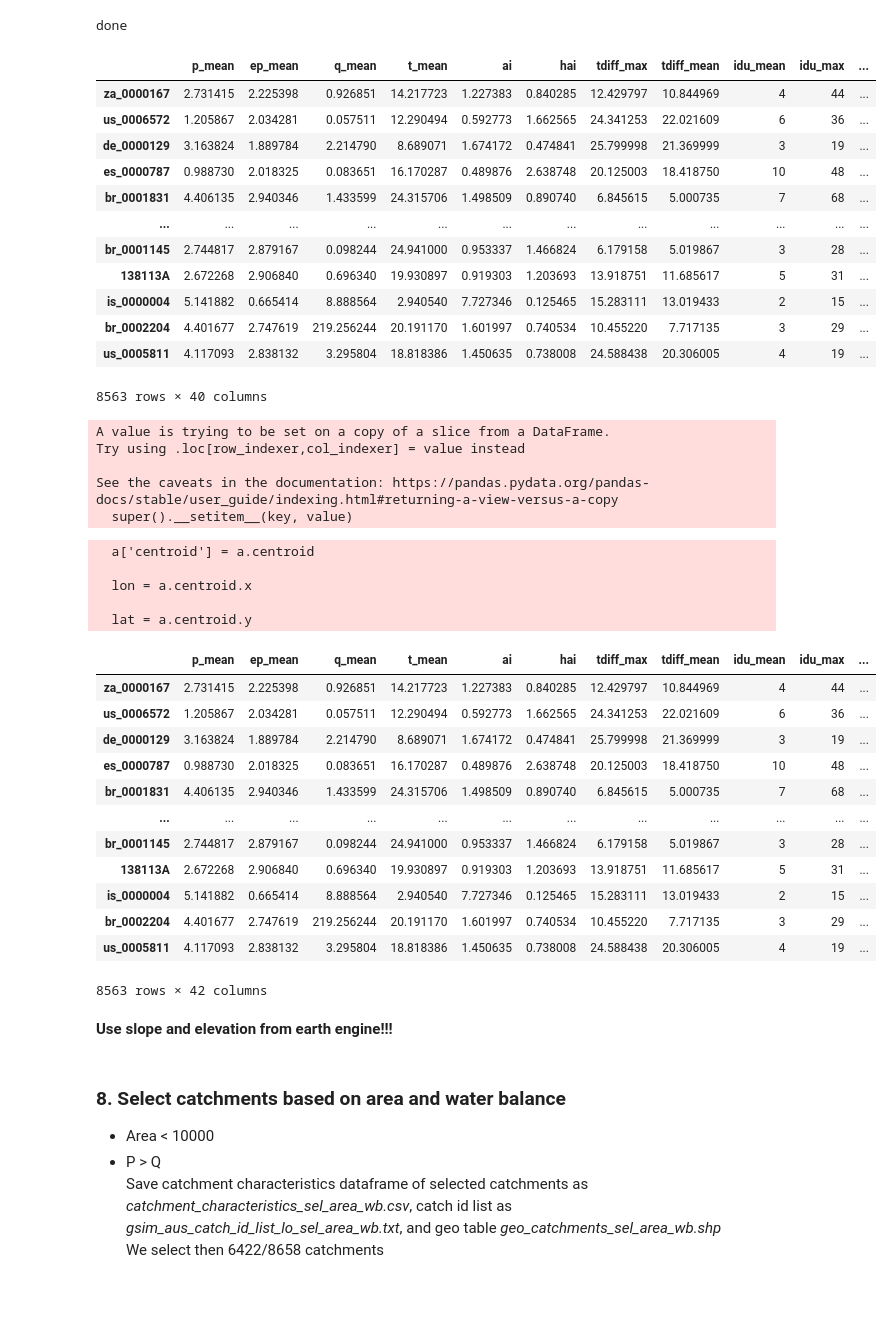
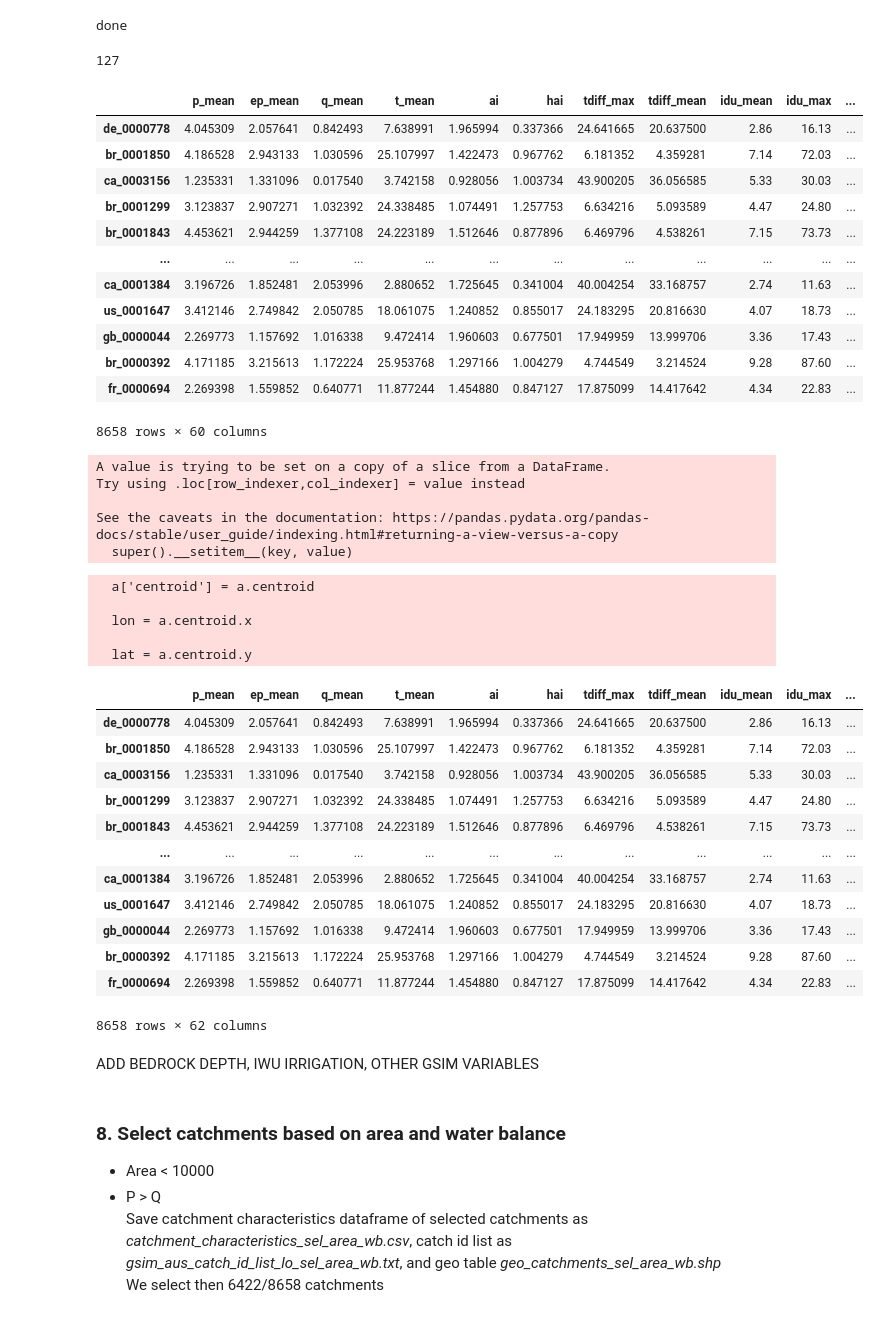
Before and after one commit to fvanoorschot/global_sr_module, a Jupyter notebook: run_script_main.ipynb, the cells around one changed output. Cells and saved outputs as stored; diff of their text form; code cells hidden in the pictures.

```diff
--- a/run_script_main.ipynb
+++ b/run_script_main.ipynb
@@ -286,32 +302,45 @@ run_function_parallel_catch_characteristics(var_lc_list,var_cl_list,catch_list,w
 print('done')
 # %% [output]
 done
+# %%
+# check which catchments are missing
+catch_list = np.genfromtxt(f'{work_dir}/output/gsim_aus_catch_id_list_lo_sel.txt',dtype='str')
+id_list=[]
+for filepath in glob.iglob(f'{work_dir}/output/catchment_characteristics/gswp-p_gleam-ep_gswp-t/*.csv'):
+    f = os.path.split(filepath)[1] # remove full path
+    f = f[:-4] # remove .csv extension
+    id_list.append(f)
+dif = list(set(catch_list) - set(id_list))
+len(dif)
+# %% [output]
+127
 # %%
 #combine all files in one dataframe
+data_sources = 'gswp-p_gleam-ep_gswp-t'
 # list al shapefiles
-files = glob.glob(f"{work_dir}/output/catchment_characteristics/*")
+files = glob.glob(f"{work_dir}/output/catchment_characteristics/{data_sources}/*")
 li=[] #empty list
 for filename in files:
     df = pd.read_csv(filename, index_col=0) #read file as dataframe
     li.append(df) #append file to list
 f = pd.concat(li, axis=0) #concatenate lists
-f.to_csv(f'{work_dir}/output/catchment_characteristics.csv')
+f.to_csv(f'{work_dir}/output/catchment_characteristics/catchment_characteristics_{data_sources}.csv')
 # %%
 f
 # %% [output]
 |  | p_mean | ep_mean | q_mean | t_mean | ai | hai | tdiff_max | tdiff_mean | idu_mean | idu_max | ... |
-| za_0000167 | 2.731415 | 2.225398 | 0.926851 | 14.217723 | 1.227383 | 0.840285 | 12.429797 | 10.844969 | 4 | 44 | ... |
-| us_0006572 | 1.205867 | 2.034281 | 0.057511 | 12.290494 | 0.592773 | 1.662565 | 24.341253 | 22.021609 | 6 | 36 | ... |
-| de_0000129 | 3.163824 | 1.889784 | 2.214790 | 8.689071 | 1.674172 | 0.474841 | 25.799998 | 21.369999 | 3 | 19 | ... |
-| es_0000787 | 0.988730 | 2.018325 | 0.083651 | 16.170287 | 0.489876 | 2.638748 | 20.125003 | 18.418750 | 10 | 48 | ... |
-| br_0001831 | 4.406135 | 2.940346 | 1.433599 | 24.315706 | 1.498509 | 0.890740 | 6.845615 | 5.000735 | 7 | 68 | ... |
+| de_0000778 | 4.045309 | 2.057641 | 0.842493 | 7.638991 | 1.965994 | 0.337366 | 24.641665 | 20.637500 | 2.86 | 16.13 | ... |
+| br_0001850 | 4.186528 | 2.943133 | 1.030596 | 25.107997 | 1.422473 | 0.967762 | 6.181352 | 4.359281 | 7.14 | 72.03 | ... |
+| ca_0003156 | 1.235331 | 1.331096 | 0.017540 | 3.742158 | 0.928056 | 1.003734 | 43.900205 | 36.056585 | 5.33 | 30.03 | ... |
+| br_0001299 | 3.123837 | 2.907271 | 1.032392 | 24.338485 | 1.074491 | 1.257753 | 6.634216 | 5.093589 | 4.47 | 24.80 | ... |
+| br_0001843 | 4.453621 | 2.944259 | 1.377108 | 24.223189 | 1.512646 | 0.877896 | 6.469796 | 4.538261 | 7.15 | 73.73 | ... |
 | ... | ... | ... | ... | ... | ... | ... | ... | ... | ... | ... | ... |
-| br_0001145 | 2.744817 | 2.879167 | 0.098244 | 24.941000 | 0.953337 | 1.466824 | 6.179158 | 5.019867 | 3 | 28 | ... |
-| 138113A | 2.672268 | 2.906840 | 0.696340 | 19.930897 | 0.919303 | 1.203693 | 13.918751 | 11.685617 | 5 | 31 | ... |
-| is_0000004 | 5.141882 | 0.665414 | 8.888564 | 2.940540 | 7.727346 | 0.125465 | 15.283111 | 13.019433 | 2 | 15 | ... |
-| br_0002204 | 4.401677 | 2.747619 | 219.256244 | 20.191170 | 1.601997 | 0.740534 | 10.455220 | 7.717135 | 3 | 29 | ... |
-| us_0005811 | 4.117093 | 2.838132 | 3.295804 | 18.818386 | 1.450635 | 0.738008 | 24.588438 | 20.306005 | 4 | 19 | ... |
+| ca_0001384 | 3.196726 | 1.852481 | 2.053996 | 2.880652 | 1.725645 | 0.341004 | 40.004254 | 33.168757 | 2.74 | 11.63 | ... |
+| us_0001647 | 3.412146 | 2.749842 | 2.050785 | 18.061075 | 1.240852 | 0.855017 | 24.183295 | 20.816630 | 4.07 | 18.73 | ... |
+| gb_0000044 | 2.269773 | 1.157692 | 1.016338 | 9.472414 | 1.960603 | 0.677501 | 17.949959 | 13.999706 | 3.36 | 17.43 | ... |
+| br_0000392 | 4.171185 | 3.215613 | 1.172224 | 25.953768 | 1.297166 | 1.004279 | 4.744549 | 3.214524 | 9.28 | 87.60 | ... |
+| fr_0000694 | 2.269398 | 1.559852 | 0.640771 | 11.877244 | 1.454880 | 0.847127 | 17.875099 | 14.417642 | 4.34 | 22.83 | ... |
-8563 rows × 40 columns
+8658 rows × 60 columns
 # %%
 # combine catchment geometries in single shapefile
 shapefiles = glob.glob(f"{work_dir}/output/selected_shapes/*shp")[:]
@@ -339,40 +368,40 @@ See the caveats in the documentation: https://pandas.pydata.org/pandas-docs/stab
 # %%
 # add lat - lon to catchment characteristics
 a=gpd.read_file(f'{work_dir}/output/geo_catchments.shp')
 a.index=a['catch_id']
 a = a.to_crs(4326)
 a['centroid'] = a.centroid
 lon = a.centroid.x
 lat = a.centroid.y
 # a.centroid.point_object.x
 # a.point_object.x
 
-c = pd.read_csv(f'{work_dir}/output/catchment_characteristics.csv',index_col=0)
+c = pd.read_csv(f'{work_dir}/output/catchment_characteristics/catchment_characteristics_{data_sources}.csv',index_col=0)
 c['lat'] = lat
 c['lon'] = lon
-c.to_csv(f'{work_dir}/output/catchment_characteristics.csv')
+c.to_csv(f'{work_dir}/output/catchment_characteristics/catchment_characteristics_{data_sources}.csv')
 c
 # %% [output]
   a['centroid'] = a.centroid
 
   lon = a.centroid.x
 
   lat = a.centroid.y
 |  | p_mean | ep_mean | q_mean | t_mean | ai | hai | tdiff_max | tdiff_mean | idu_mean | idu_max | ... |
-| za_0000167 | 2.731415 | 2.225398 | 0.926851 | 14.217723 | 1.227383 | 0.840285 | 12.429797 | 10.844969 | 4 | 44 | ... |
-| us_0006572 | 1.205867 | 2.034281 | 0.057511 | 12.290494 | 0.592773 | 1.662565 | 24.341253 | 22.021609 | 6 | 36 | ... |
-| de_0000129 | 3.163824 | 1.889784 | 2.214790 | 8.689071 | 1.674172 | 0.474841 | 25.799998 | 21.369999 | 3 | 19 | ... |
-| es_0000787 | 0.988730 | 2.018325 | 0.083651 | 16.170287 | 0.489876 | 2.638748 | 20.125003 | 18.418750 | 10 | 48 | ... |
-| br_0001831 | 4.406135 | 2.940346 | 1.433599 | 24.315706 | 1.498509 | 0.890740 | 6.845615 | 5.000735 | 7 | 68 | ... |
+| de_0000778 | 4.045309 | 2.057641 | 0.842493 | 7.638991 | 1.965994 | 0.337366 | 24.641665 | 20.637500 | 2.86 | 16.13 | ... |
+| br_0001850 | 4.186528 | 2.943133 | 1.030596 | 25.107997 | 1.422473 | 0.967762 | 6.181352 | 4.359281 | 7.14 | 72.03 | ... |
+| ca_0003156 | 1.235331 | 1.331096 | 0.017540 | 3.742158 | 0.928056 | 1.003734 | 43.900205 | 36.056585 | 5.33 | 30.03 | ... |
+| br_0001299 | 3.123837 | 2.907271 | 1.032392 | 24.338485 | 1.074491 | 1.257753 | 6.634216 | 5.093589 | 4.47 | 24.80 | ... |
+| br_0001843 | 4.453621 | 2.944259 | 1.377108 | 24.223189 | 1.512646 | 0.877896 | 6.469796 | 4.538261 | 7.15 | 73.73 | ... |
 | ... | ... | ... | ... | ... | ... | ... | ... | ... | ... | ... | ... |
-| br_0001145 | 2.744817 | 2.879167 | 0.098244 | 24.941000 | 0.953337 | 1.466824 | 6.179158 | 5.019867 | 3 | 28 | ... |
-| 138113A | 2.672268 | 2.906840 | 0.696340 | 19.930897 | 0.919303 | 1.203693 | 13.918751 | 11.685617 | 5 | 31 | ... |
-| is_0000004 | 5.141882 | 0.665414 | 8.888564 | 2.940540 | 7.727346 | 0.125465 | 15.283111 | 13.019433 | 2 | 15 | ... |
-| br_0002204 | 4.401677 | 2.747619 | 219.256244 | 20.191170 | 1.601997 | 0.740534 | 10.455220 | 7.717135 | 3 | 29 | ... |
-| us_0005811 | 4.117093 | 2.838132 | 3.295804 | 18.818386 | 1.450635 | 0.738008 | 24.588438 | 20.306005 | 4 | 19 | ... |
+| ca_0001384 | 3.196726 | 1.852481 | 2.053996 | 2.880652 | 1.725645 | 0.341004 | 40.004254 | 33.168757 | 2.74 | 11.63 | ... |
+| us_0001647 | 3.412146 | 2.749842 | 2.050785 | 18.061075 | 1.240852 | 0.855017 | 24.183295 | 20.816630 | 4.07 | 18.73 | ... |
+| gb_0000044 | 2.269773 | 1.157692 | 1.016338 | 9.472414 | 1.960603 | 0.677501 | 17.949959 | 13.999706 | 3.36 | 17.43 | ... |
+| br_0000392 | 4.171185 | 3.215613 | 1.172224 | 25.953768 | 1.297166 | 1.004279 | 4.744549 | 3.214524 | 9.28 | 87.60 | ... |
+| fr_0000694 | 2.269398 | 1.559852 | 0.640771 | 11.877244 | 1.454880 | 0.847127 | 17.875099 | 14.417642 | 4.34 | 22.83 | ... |
-8563 rows × 42 columns
+8658 rows × 62 columns
-# %% [markdown]
-**Use slope and elevation from earth engine!!!**
+# %% [markdown]
+ADD BEDROCK DEPTH, IWU IRRIGATION, OTHER GSIM VARIABLES
 # %% [markdown]
 ### 8. Select catchments based on area and water balance
 - Area < 10000
```
Also changed, not shown: parts of 3 cells of this notebook, 8 other files.
